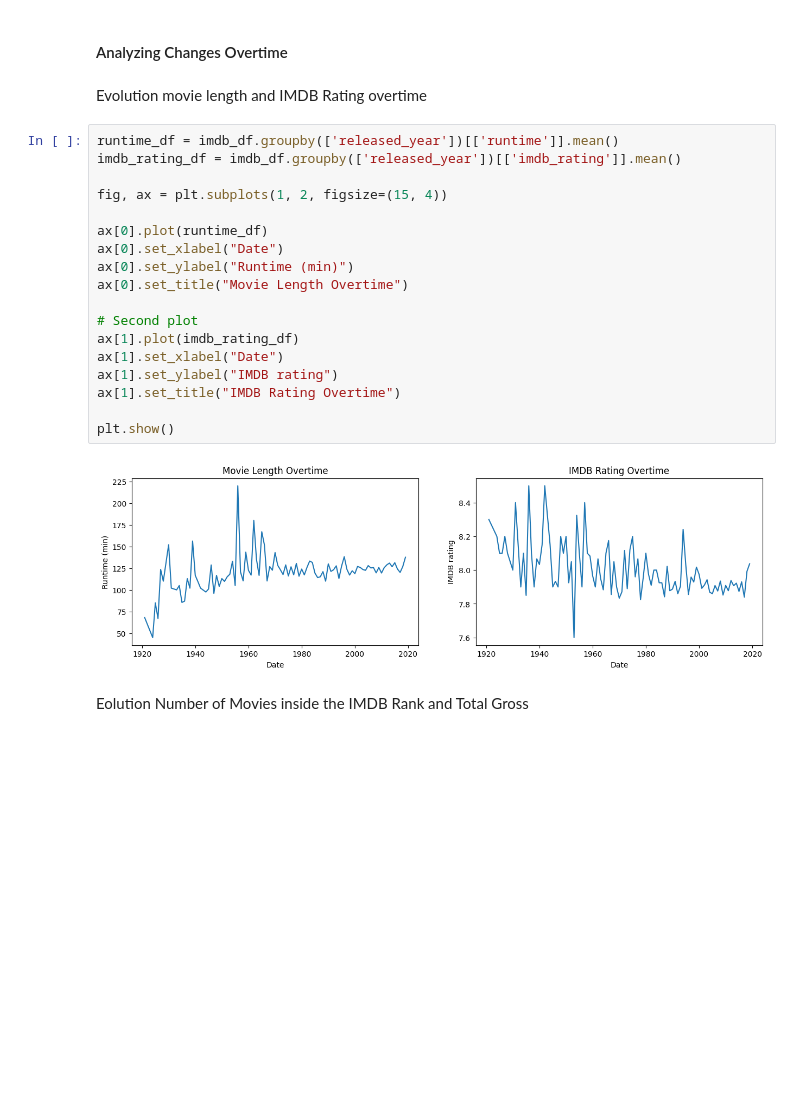
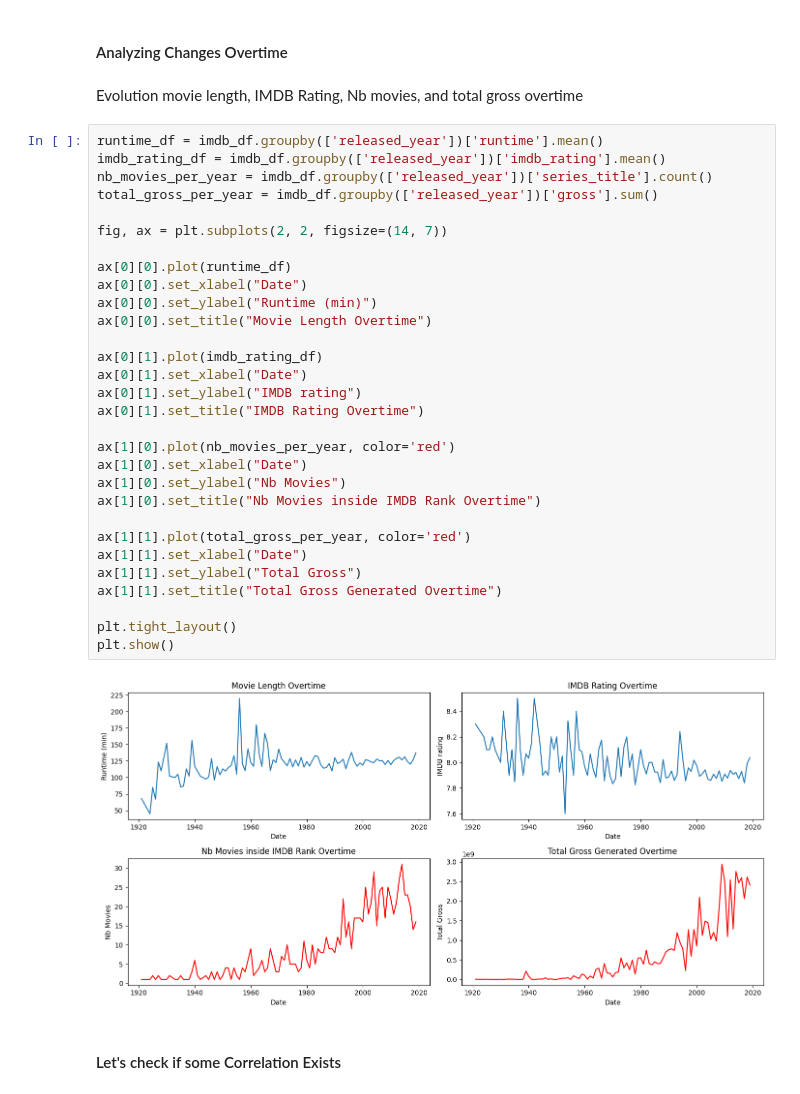
Before and after one commit to raphaeldahomay/school_da_project_m2, a Jupyter notebook: bo_da_imdb.ipynb, the cells around one changed output. Saved outputs shown, nothing was run; the diff lists cells and outputs as text; blank space fills up the shorter version.

Commit message:
Moved forward on my data anlysis of the IMDB Dataset

```diff
--- a/bo_da_imdb.ipynb
+++ b/bo_da_imdb.ipynb
@@ -309,26 +309,38 @@ genre_df.loc[:,['genre', 'avg_gross']].sort_values('avg_gross').iloc[:5].style.h
 # %% [markdown]
 #### Analyzing Changes Overtime
 # %% [markdown]
-Evolution movie length and IMDB Rating overtime
+Evolution movie length, IMDB Rating, Nb movies, and total gross overtime
 # %%
-runtime_df = imdb_df.groupby(['released_year'])[['runtime']].mean()
-imdb_rating_df = imdb_df.groupby(['released_year'])[['imdb_rating']].mean()
+runtime_df = imdb_df.groupby(['released_year'])['runtime'].mean()
+imdb_rating_df = imdb_df.groupby(['released_year'])['imdb_rating'].mean()
+nb_movies_per_year = imdb_df.groupby(['released_year'])['series_title'].count()
+total_gross_per_year = imdb_df.groupby(['released_year'])['gross'].sum()
 
-fig, ax = plt.subplots(1, 2, figsize=(15, 4))
+fig, ax = plt.subplots(2, 2, figsize=(14, 7))
 
-ax[0].plot(runtime_df)
-ax[0].set_xlabel("Date")
-ax[0].set_ylabel("Runtime (min)")
-ax[0].set_title("Movie Length Overtime")
+ax[0][0].plot(runtime_df)
+ax[0][0].set_xlabel("Date")
+ax[0][0].set_ylabel("Runtime (min)")
+ax[0][0].set_title("Movie Length Overtime")
 
-# Second plot
-ax[1].plot(imdb_rating_df)
-ax[1].set_xlabel("Date")
-ax[1].set_ylabel("IMDB rating")
-ax[1].set_title("IMDB Rating Overtime")
+ax[0][1].plot(imdb_rating_df)
+ax[0][1].set_xlabel("Date")
+ax[0][1].set_ylabel("IMDB rating")
+ax[0][1].set_title("IMDB Rating Overtime")
 
+ax[1][0].plot(nb_movies_per_year, color='red')
+ax[1][0].set_xlabel("Date")
+ax[1][0].set_ylabel("Nb Movies")
+ax[1][0].set_title("Nb Movies inside IMDB Rank Overtime")
+
+ax[1][1].plot(total_gross_per_year, color='red')
+ax[1][1].set_xlabel("Date")
+ax[1][1].set_ylabel("Total Gross")
+ax[1][1].set_title("Total Gross Generated Overtime")
+
+plt.tight_layout()
 plt.show()
 # %% [output]
-[figure, old version]
+[figure, new version]
 # %% [markdown]
-Eolution Number of Movies inside the IMDB Rank and Total Gross
+#### Let's check if some Correlation Exists
```
Also changed, not shown: parts of 15 cells of this notebook.
